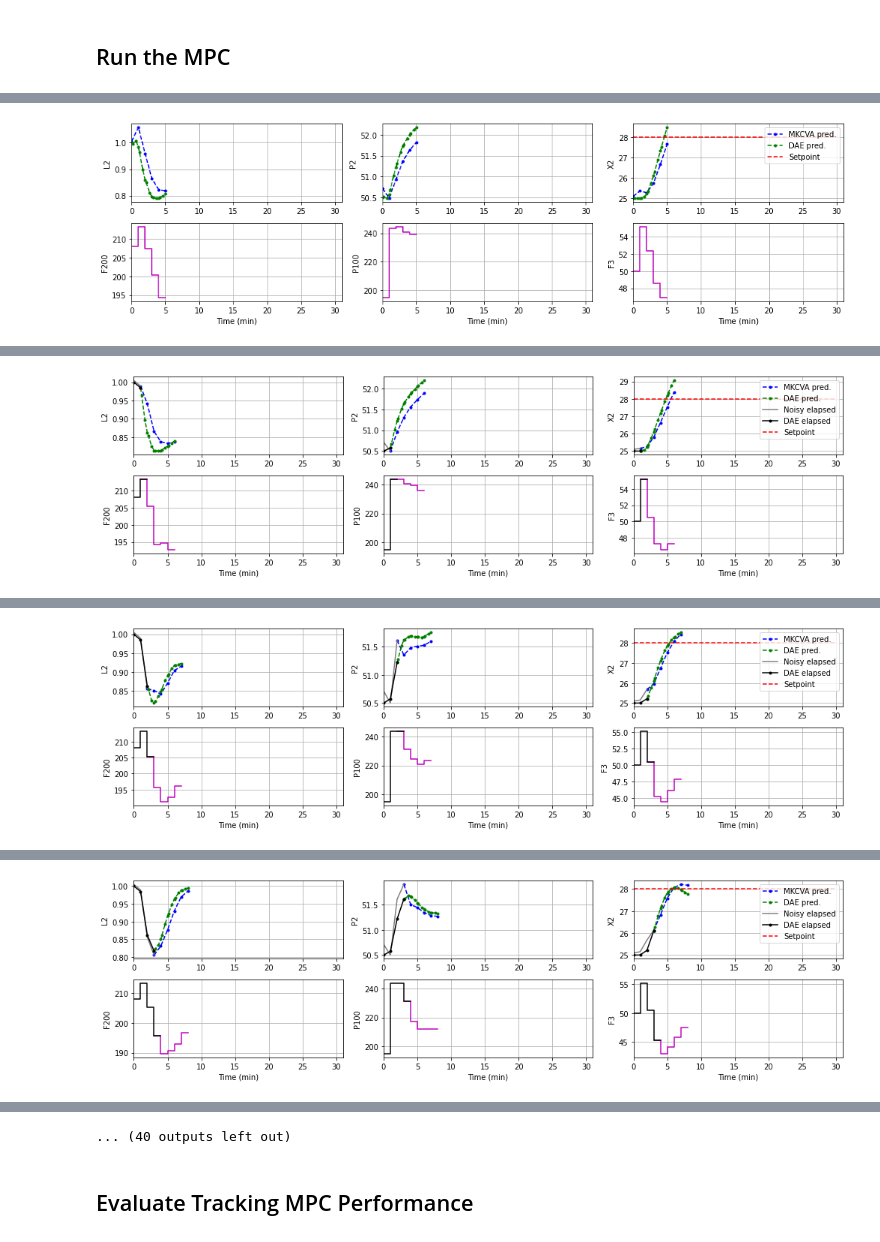
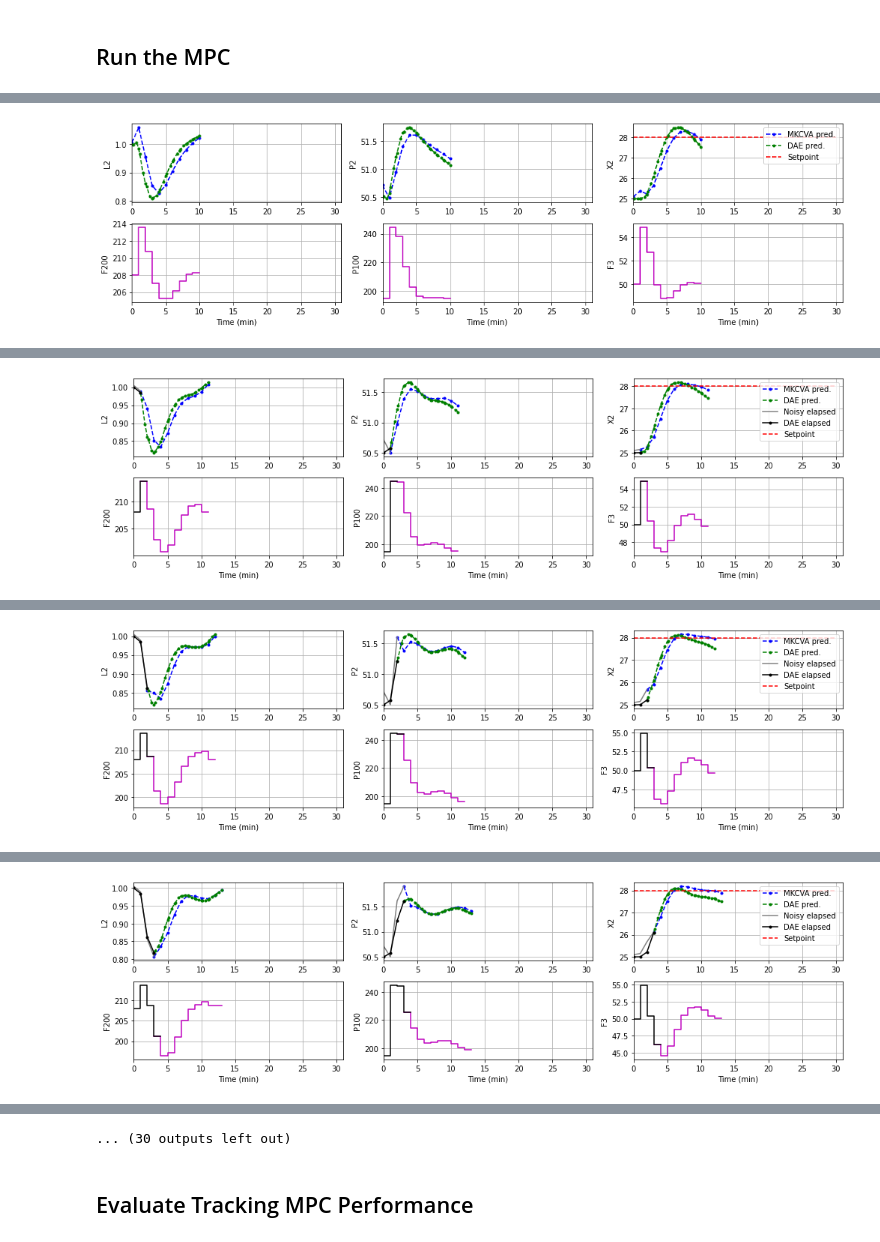
Before and after one commit to kspilario/MKCVA_MPC, a Jupyter notebook: Evap_MKCVA_MPC.ipynb, the cells around one changed output, grey strips where cells are left out. Cells and saved outputs as stored; diff of their text form; code cells hidden in the pictures.

```diff
--- a/Evap_MKCVA_MPC.ipynb
+++ b/Evap_MKCVA_MPC.ipynb
@@ -516,8 +516,8 @@ class NLP_MPC:
 # %% [markdown]
 ## Run the MPC
 # %%
-N_hor = 5                     # Prediction horizon
-N_iter = 26                   # No. of MPC iterations
+N_hor = 10                     # Prediction horizon
+N_iter = 21                   # No. of MPC iterations
 X2_sp = 28                    # Setpoint for X2
 nvar = (N_hor-1)*len(sys.UI)  # No. of decision variables for IPOPT
 
@@ -661,2 +659,2 @@ Please recompile / update your pynumero_ASL library.
 Pyomo Status: ok
-[figure, old version]
+[figure, new version]
@@ -665,3 +663,3 @@ IPOPT took 0.3869 sec.
 b'Algorithm terminated successfully at a locally optimal point, satisfying the convergence tolerances (can be specified by options).'
 Pyomo Status: ok
-[figure, old version]
+[figure, new version]
@@ -670,3 +668,3 @@ IPOPT took 0.3559 sec.
 b'Algorithm terminated successfully at a locally optimal point, satisfying the convergence tolerances (can be specified by options).'
 Pyomo Status: ok
-[figure, old version]
+[figure, new version]
@@ -675,3 +673,3 @@ IPOPT took 0.3820 sec.
 b'Algorithm terminated successfully at a locally optimal point, satisfying the convergence tolerances (can be specified by options).'
 Pyomo Status: ok
-[figure, old version]
+[figure, new version]
@@ -688,4 +686,4 @@ Pyomo Status: ok
-... (40 outputs left out)
+... (30 outputs left out)
 # %% [markdown]
 ## Evaluate Tracking MPC Performance
 # %%
```
Also changed, not shown: parts of 2 cells of this notebook.
